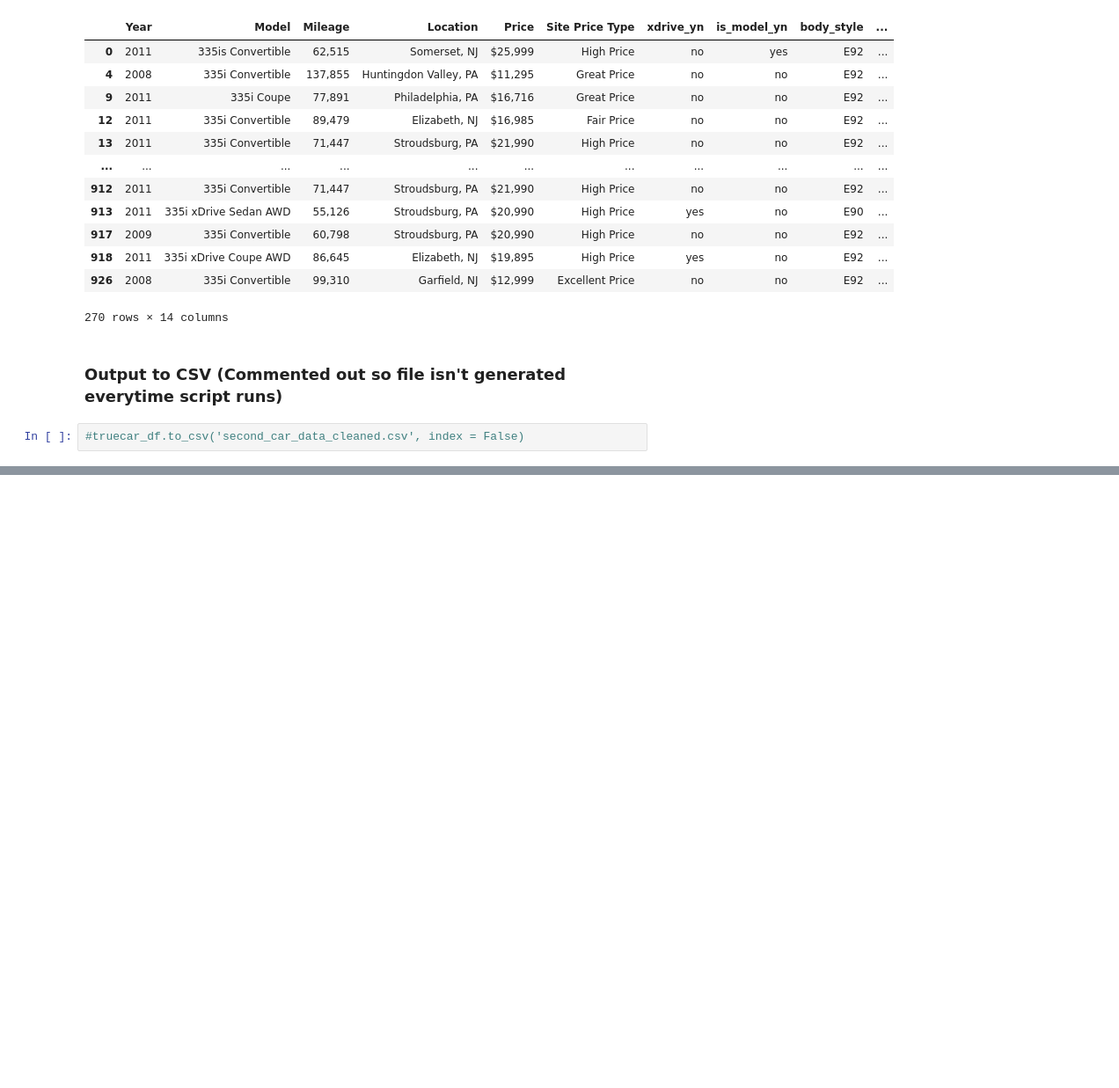
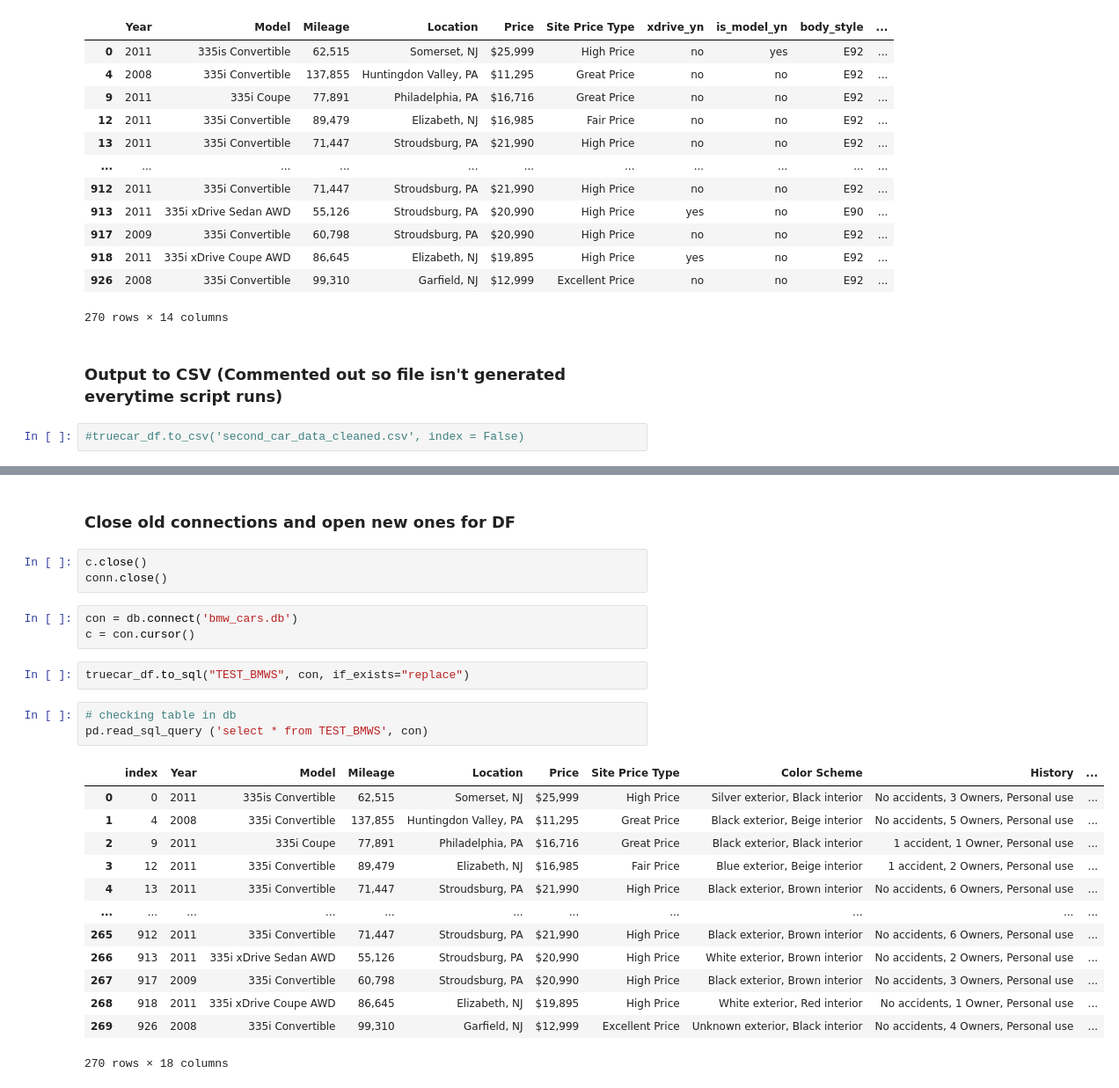
Before and after one commit to MarioRashadHUB/BMW-Price-Analysis, a Jupyter notebook: final_scraper.ipynb, the cells around one changed output, grey strips where cells are left out. Shown at 88% size. Saved outputs shown, nothing was run; the diff lists cells and outputs as text; blank space fills up the shorter version.

Commit message:
created DB test run

```diff
--- a/final_scraper.ipynb
+++ b/final_scraper.ipynb
@@ -455,0 +447,27 @@ print(c.fetchall())
+# %% [markdown]
+### Close old connections and open new ones for DF
+# %%
+c.close()
+conn.close()
+# %%
+con = db.connect('bmw_cars.db')
+c = con.cursor()
+# %%
+truecar_df.to_sql("TEST_BMWS", con, if_exists="replace")
+# %%
+# checking table in db
+pd.read_sql_query ('select * from TEST_BMWS', con)
+# %% [output]
+|  | index | Year | Model | Mileage | Location | Price | Site Price Type | Color Scheme | History | ... |
+| 0 | 0 | 2011 | 335is Convertible | 62,515 | Somerset, NJ | $25,999 | High Price | Silver exterior, Black interior | No accidents, 3 Owners, Personal use | ... |
+| 1 | 4 | 2008 | 335i Convertible | 137,855 | Huntingdon Valley, PA | $11,295 | Great Price | Black exterior, Beige interior | No accidents, 5 Owners, Personal use | ... |
+| 2 | 9 | 2011 | 335i Coupe | 77,891 | Philadelphia, PA | $16,716 | Great Price | Black exterior, Black interior | 1 accident, 1 Owner, Personal use | ... |
+| 3 | 12 | 2011 | 335i Convertible | 89,479 | Elizabeth, NJ | $16,985 | Fair Price | Blue exterior, Beige interior | 1 accident, 2 Owners, Personal use | ... |
+| 4 | 13 | 2011 | 335i Convertible | 71,447 | Stroudsburg, PA | $21,990 | High Price | Black exterior, Brown interior | No accidents, 6 Owners, Personal use | ... |
+| ... | ... | ... | ... | ... | ... | ... | ... | ... | ... | ... |
+| 265 | 912 | 2011 | 335i Convertible | 71,447 | Stroudsburg, PA | $21,990 | High Price | Black exterior, Brown interior | No accidents, 6 Owners, Personal use | ... |
+| 266 | 913 | 2011 | 335i xDrive Sedan AWD | 55,126 | Stroudsburg, PA | $20,990 | High Price | White exterior, Brown interior | No accidents, 2 Owners, Personal use | ... |
+| 267 | 917 | 2009 | 335i Convertible | 60,798 | Stroudsburg, PA | $20,990 | High Price | Black exterior, Brown interior | No accidents, 3 Owners, Personal use | ... |
+| 268 | 918 | 2011 | 335i xDrive Coupe AWD | 86,645 | Elizabeth, NJ | $19,895 | High Price | White exterior, Red interior | No accidents, 1 Owner, Personal use | ... |
+| 269 | 926 | 2008 | 335i Convertible | 99,310 | Garfield, NJ | $12,999 | Excellent Price | Unknown exterior, Black interior | No accidents, 4 Owners, Personal use | ... |
+270 rows × 18 columns
```
Also changed, not shown: parts of 20 cells of this notebook, 1 other file.
